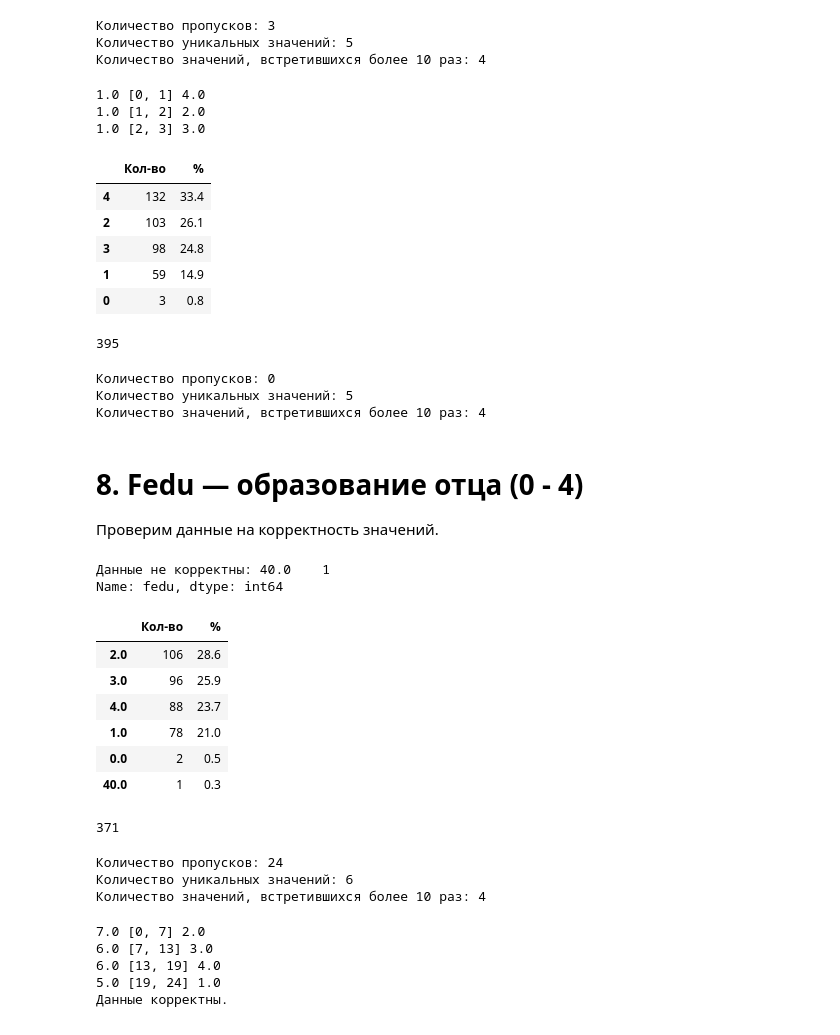
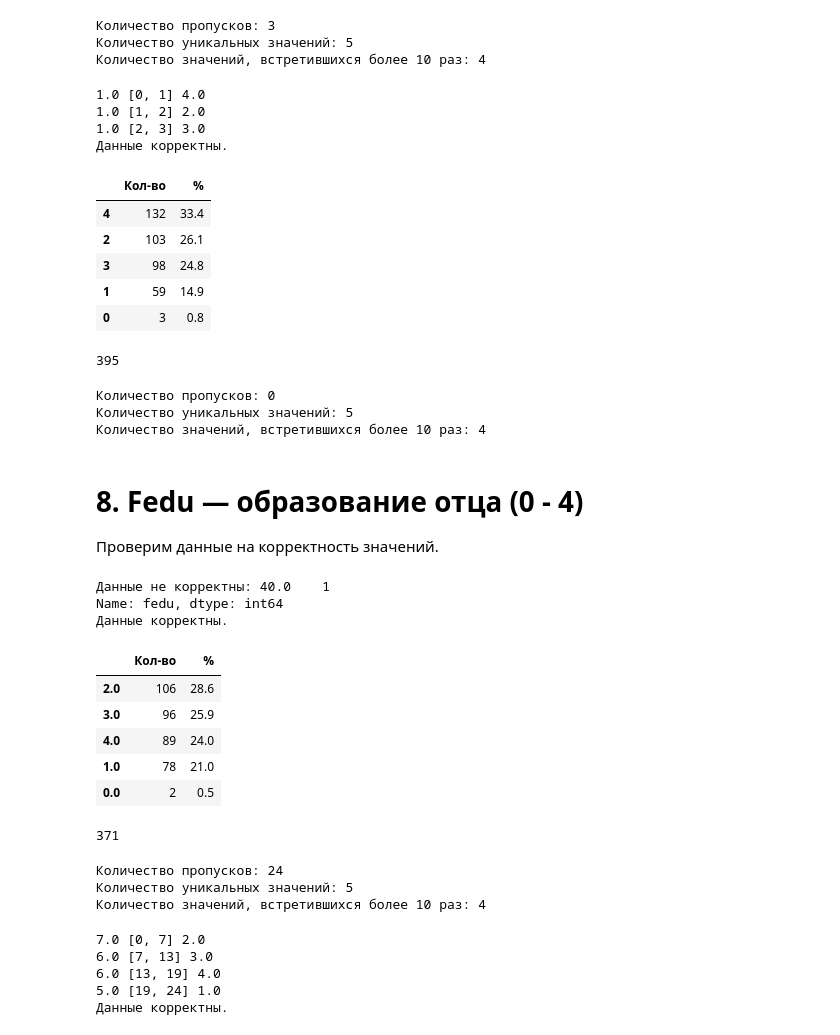
Before and after one commit to mshashanov/skillfactory_rds, a Jupyter notebook: module_2/eda_stud_math.ipynb, the cells around one changed output. Drawn from its saved outputs; the diff is of its cells as text; code cells hidden in the pictures.

```diff
--- a/module_2/eda_stud_math.ipynb
+++ b/module_2/eda_stud_math.ipynb
@@ -402,11 +402,13 @@ print_column_info(df[col_name])
 # %%
 fill_absence_values(df, col_name)
 df[col_name] = df[col_name].astype('int64')
+check_discrete_values(df[col_name], range(5))
 print_column_info(df[col_name])
 # %% [output]
 1.0 [0, 1] 4.0
 1.0 [1, 2] 2.0
 1.0 [2, 3] 3.0
+Данные корректны.
 |  | Кол-во | % |
 | 4 | 132 | 33.4 |
 | 2 | 103 | 26.1 |
@@ -423,19 +425,21 @@ print_column_info(df[col_name])
 # %%
 col_name = 'fedu'
 check_discrete_values(df[col_name], range(5))
+df[col_name].replace(40, 4, inplace=True)
+check_discrete_values(df[col_name], range(5))
 print_column_info(df[col_name])
 # %% [output]
 Данные не корректны: 40.0    1
 Name: fedu, dtype: int64
+Данные корректны.
 |  | Кол-во | % |
 | 2.0 | 106 | 28.6 |
 | 3.0 | 96 | 25.9 |
-| 4.0 | 88 | 23.7 |
+| 4.0 | 89 | 24.0 |
 | 1.0 | 78 | 21.0 |
 | 0.0 | 2 | 0.5 |
-| 40.0 | 1 | 0.3 |
 371
 Количество пропусков: 24
-Количество уникальных значений: 6
+Количество уникальных значений: 5
 Количество значений, встретившихся более 10 раз: 4
 # %%
```
Also changed, not shown: parts of 40 cells of this notebook.
